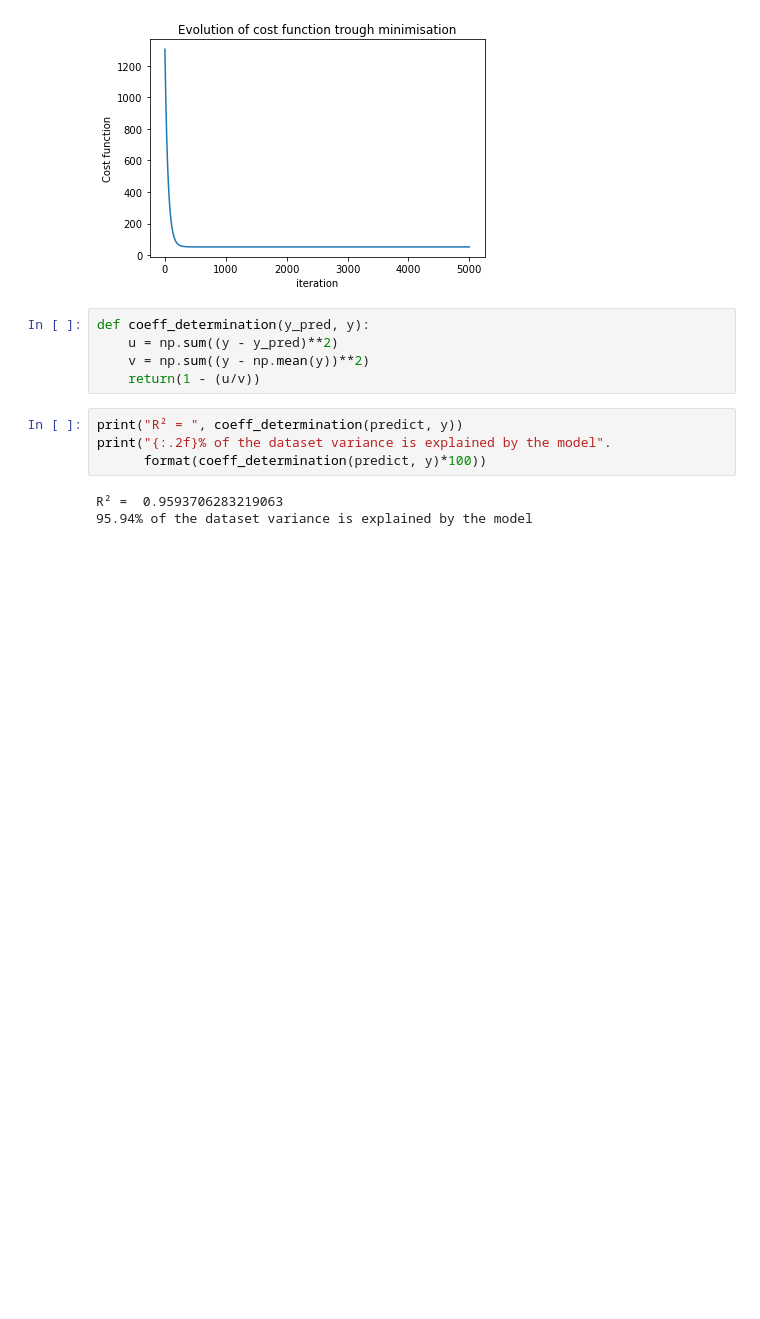
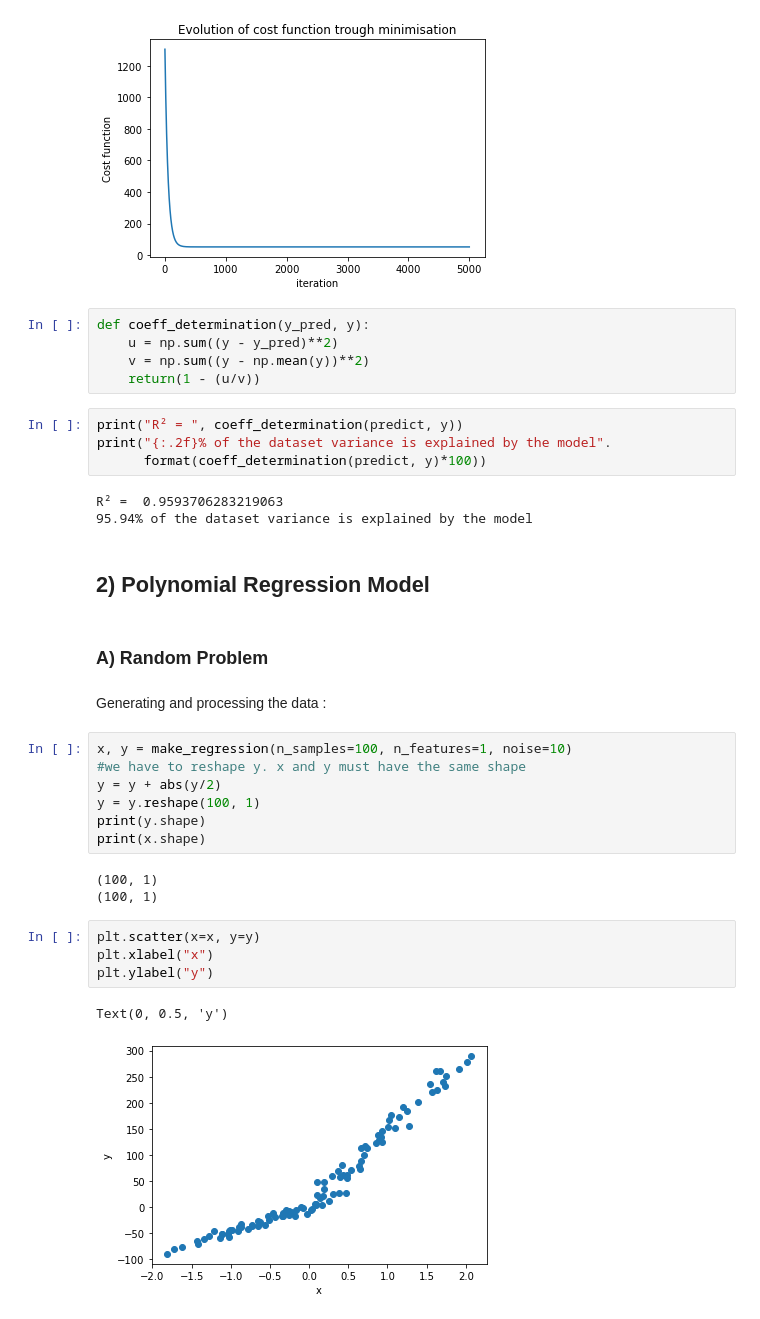
Before and after one commit to AnthonyJaquaniello/Machine_Learning, a Jupyter notebook: Homemade_Regression.ipynb, the cells around one changed output. Saved outputs shown, nothing was run; the diff lists cells and outputs as text; blank space fills up the shorter version.

```diff
--- a/Homemade_Regression.ipynb
+++ b/Homemade_Regression.ipynb
@@ -101,3 +101,26 @@ print("{:.2f}% of the dataset variance is explained by the model".
 # %% [output]
 R² =  0.9593706283219063
 95.94% of the dataset variance is explained by the model
+# %% [markdown]
+<h2>2) Polynomial Regression Model</h2>
+# %% [markdown]
+<h3>A) Random Problem</h3>
+# %% [markdown]
+Generating and processing the data :
+# %%
+x, y = make_regression(n_samples=100, n_features=1, noise=10)
+#we have to reshape y. x and y must have the same shape
+y = y + abs(y/2)
+y = y.reshape(100, 1)
+print(y.shape)
+print(x.shape)
+# %% [output]
+(100, 1)
+(100, 1)
+# %%
+plt.scatter(x=x, y=y)
+plt.xlabel("x")
+plt.ylabel("y")
+# %% [output]
+Text(0, 0.5, 'y')
+[figure, added]
```
Also changed, not shown: parts of 8 cells of this notebook, 1 other file.
